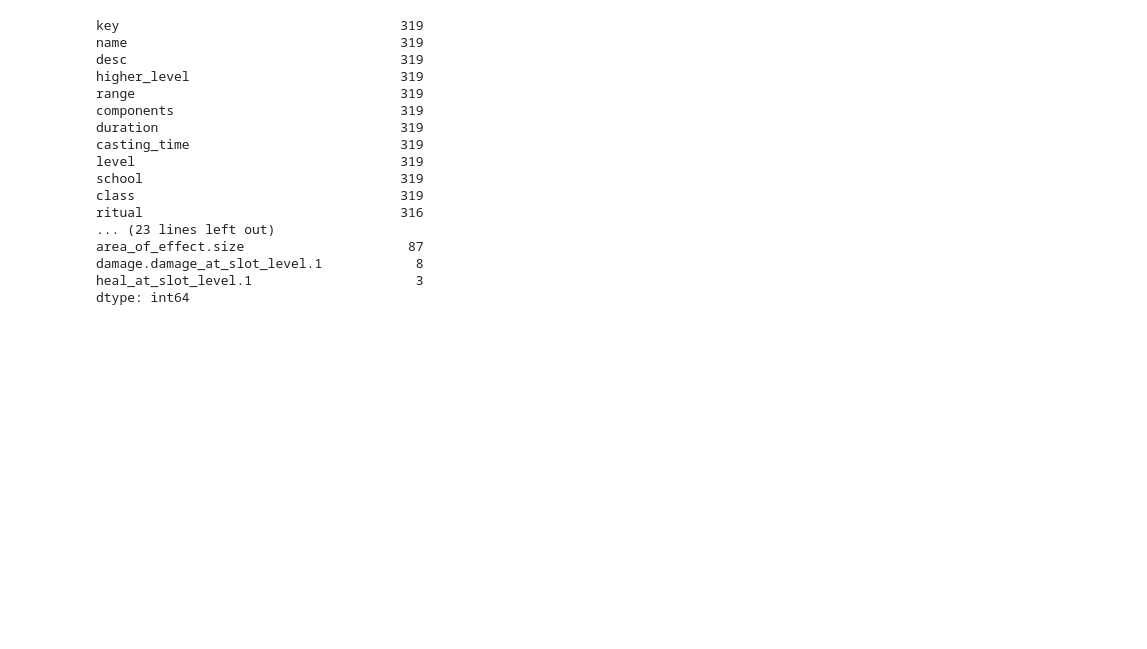
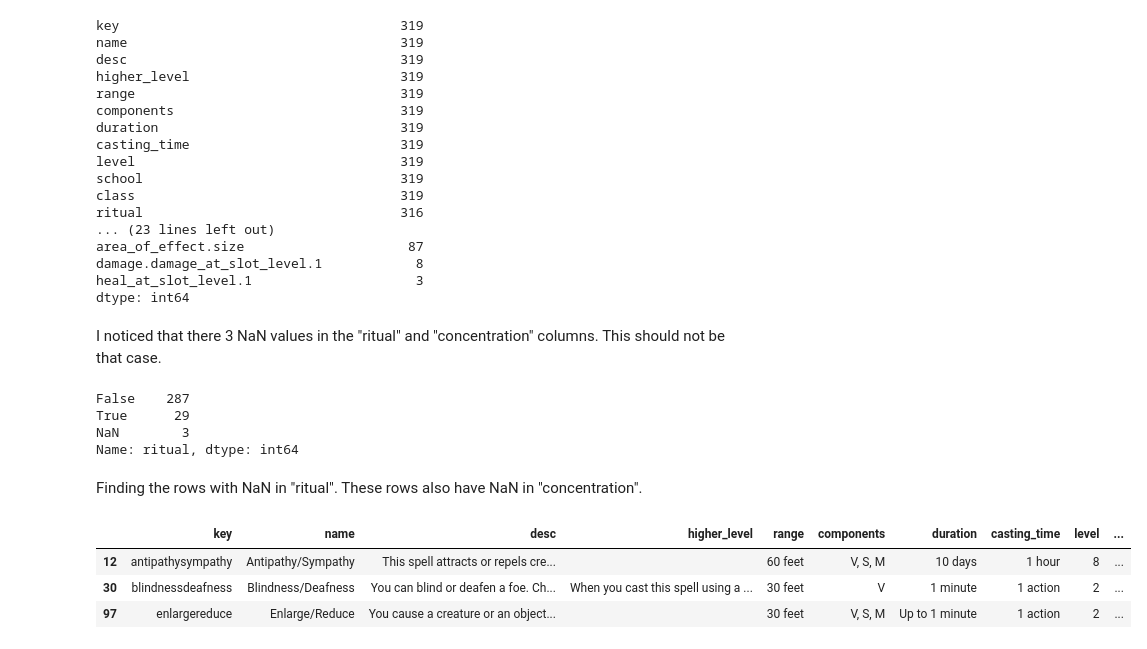
Before and after one commit to AdamSCohen/dnd_analysis, a Jupyter notebook: main.ipynb, the cells around one changed output. Drawn from its saved outputs; the diff is of its cells as text; code cells hidden in the pictures; blank space fills up the shorter version.

```diff
--- a/main.ipynb
+++ b/main.ipynb
@@ -273,3 +303,21 @@ area_of_effect.size                     87
 damage.damage_at_slot_level.1            8
 heal_at_slot_level.1                     3
 dtype: int64
+# %% [markdown]
+I noticed that there 3 NaN values in the "ritual" and "concentration" columns. This should not be that case.
+# %%
+spells['ritual'].value_counts(dropna=False)
+# %% [output]
+False    287
+True      29
+NaN        3
+Name: ritual, dtype: int64
+# %% [markdown]
+Finding the rows with NaN in "ritual". These rows also have NaN in "concentration".
+# %%
+spells[spells['ritual'].isna()]
+# %% [output]
+|  | key | name | desc | higher_level | range | components | duration | casting_time | level | ... |
+| 12 | antipathysympathy | Antipathy/Sympathy | This spell attracts or repels cre... |  | 60 feet | V, S, M | 10 days | 1 hour | 8 | ... |
+| 30 | blindnessdeafness | Blindness/Deafness | You can blind or deafen a foe. Ch... | When you cast this spell using a ... | 30 feet | V | 1 minute | 1 action | 2 | ... |
+| 97 | enlargereduce | Enlarge/Reduce | You cause a creature or an object... |  | 30 feet | V, S, M | Up to 1 minute | 1 action | 2 | ... |
```
Also changed, not shown: parts of 11 cells of this notebook.
